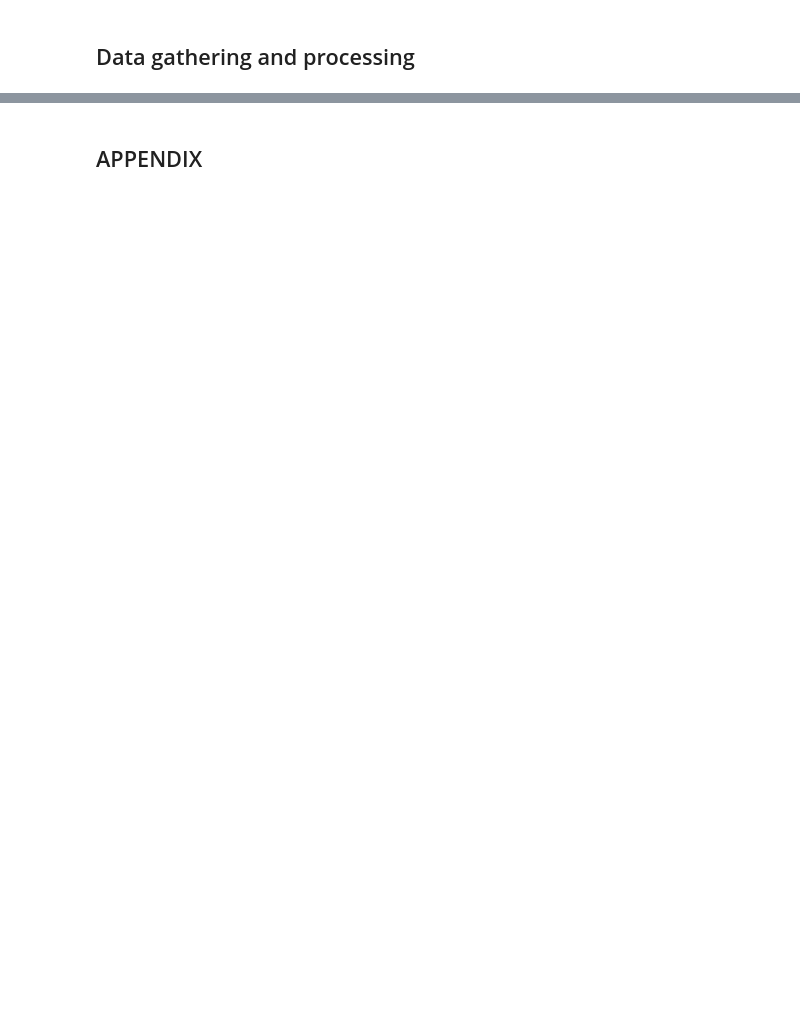
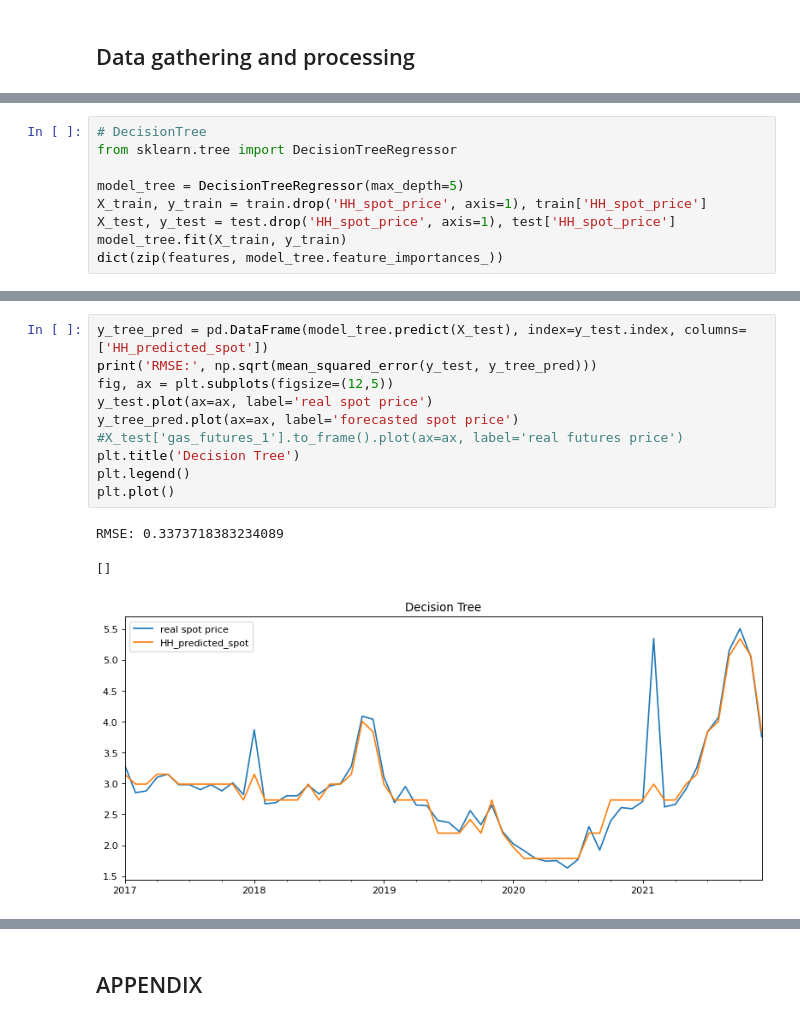
Before and after one commit to yahanxu/Team-2, a Jupyter notebook: data_processing.ipynb, the cells around one changed output, grey strips where cells are left out. Drawn from its saved outputs; the diff is of its cells as text; blank space fills up the shorter version.

```diff
--- a/data_processing.ipynb
+++ b/data_processing.ipynb
@@ -94,0 +229,9 @@ plt.show()
+# %%
+# DecisionTree
+from sklearn.tree import DecisionTreeRegressor
+
+model_tree = DecisionTreeRegressor(max_depth=5)
+X_train, y_train = train.drop('HH_spot_price', axis=1), train['HH_spot_price']
+X_test, y_test = test.drop('HH_spot_price', axis=1), test['HH_spot_price']
+model_tree.fit(X_train, y_train)
+dict(zip(features, model_tree.feature_importances_))
@@ -94,0 +253,14 @@ plt.show()
+# %%
+y_tree_pred = pd.DataFrame(model_tree.predict(X_test), index=y_test.index, columns=['HH_predicted_spot'])
+print('RMSE:', np.sqrt(mean_squared_error(y_test, y_tree_pred)))
+fig, ax = plt.subplots(figsize=(12,5))
+y_test.plot(ax=ax, label='real spot price')
+y_tree_pred.plot(ax=ax, label='forecasted spot price')
+#X_test['gas_futures_1'].to_frame().plot(ax=ax, label='real futures price')
+plt.title('Decision Tree')
+plt.legend()
+plt.plot()
+# %% [output]
+RMSE: 0.3373718383234089
+[]
+[figure, added]
```
Also changed, not shown: parts of 43 cells of this notebook.
